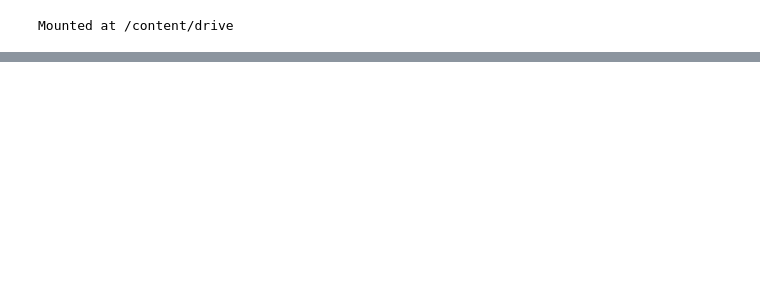
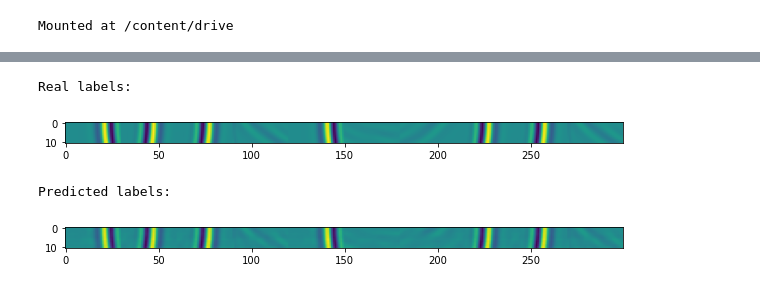
Before and after one commit to nicku-a/ConvLSTM_3D_Brain_Ultrasound, a Jupyter notebook: CNN_PyTorch.ipynb, the cells around one changed output, grey strips where cells are left out. Saved outputs shown, nothing was run; the diff lists cells and outputs as text; code cells hidden in the pictures; blank space fills up the shorter version.

```diff
--- a/CNN_PyTorch.ipynb
+++ b/CNN_PyTorch.ipynb
@@ -773,0 +457,7 @@ plt.show()
+# %%
+# Train model with k-fold validation
+batch_size = 30
+batches = math.ceil(len(train_X)/batch_size)
+verbose = 1       # 1: progress bar, 2: without progress bar
+
+k_train_losses, k_val_losses = k_fold_train(x_train, y_train, loss_network, batch_size, batches, verbose)
@@ -773,0 +475,6 @@ plt.show()
+# %%
+# Load saved CNN weights
+cnn = CNN()
+cnn.to(dev)
+cnn.load_state_dict(torch.load('/content/drive/My Drive/cnn_state_dict_thirties_content_loss_k0_8'))
+cnn.eval()
@@ -773,0 +524,16 @@ plt.show()
+# %%
+# PyTorch uses tensors
+x_test, y_test = map(torch.tensor, (test_X, test_Y))
+
+# Data must be stored on GPU to use GPU for training
+dev = torch.device("cuda") if torch.cuda.is_available() else torch.device("cpu")
+x_test, y_test = x_test.to(dev), y_test.to(dev)
+
+
+print(x_test.shape)
+
+test_ds = TensorDataset(x_test, y_test)
+
+test_dl = DataLoader(test_ds, batch_size=30)
+
+test_dl = WrappedDataLoader(test_dl, preprocess)
@@ -773,0 +578,21 @@ plt.show()
+# %%
+test_Y = test_Y.squeeze()
+
+print("Real labels:")
+b = test_Y[300:600, ]
+b = np.rot90(b)
+plt.figure(figsize=(10,10))
+plt.imshow(b)
+plt.show()
+
+print("Predicted labels:")
+a = predictions[300:600, ]
+a = np.rot90(a)
+plt.figure(figsize=(10,10))
+plt.imshow(a)
+plt.show()
+# %% [output]
+Real labels:
+[figure, added]
+Predicted labels:
+[figure, added]
```
Also changed, not shown: parts of 62 cells of this notebook.
